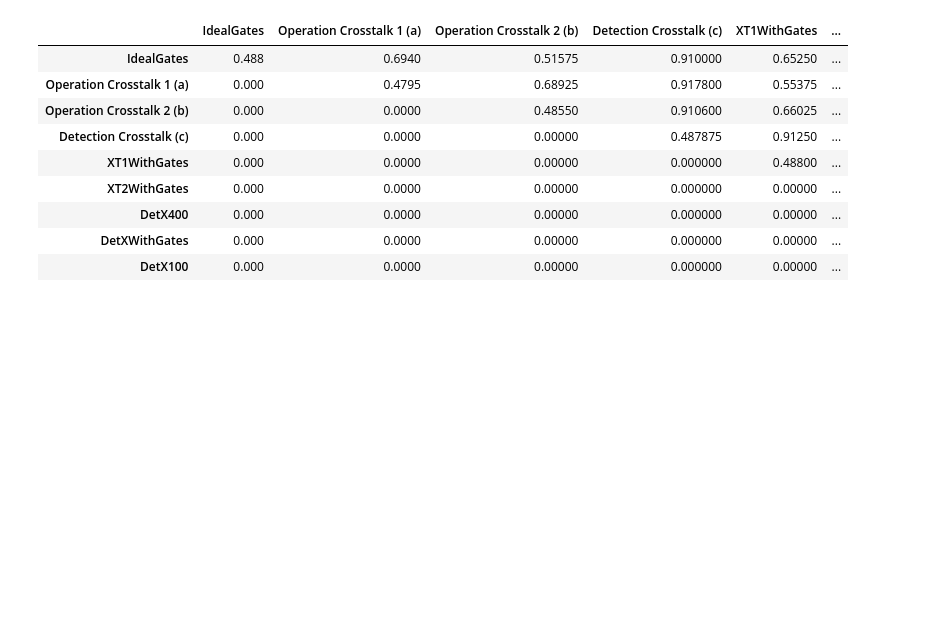
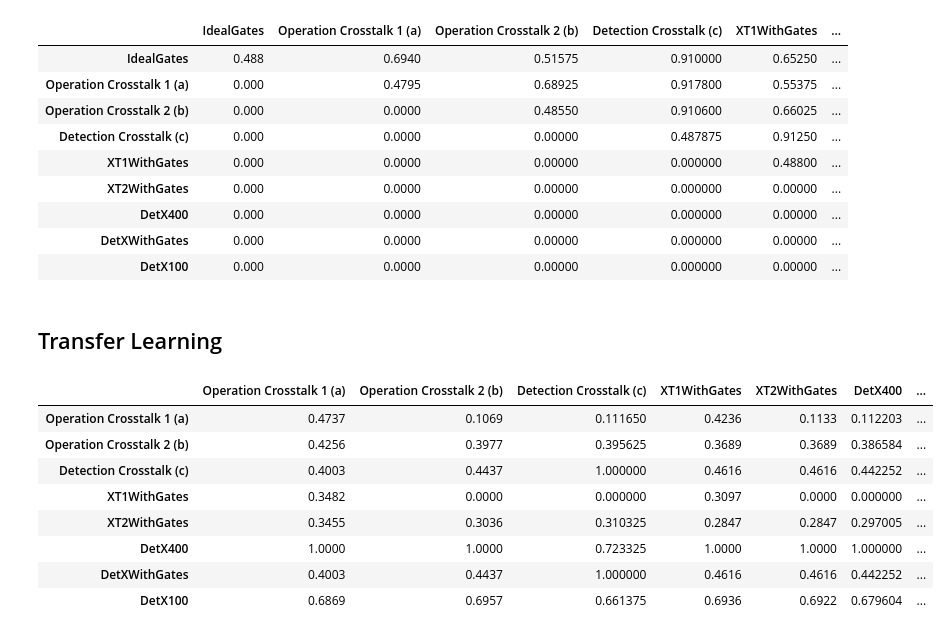
Before and after one commit to amitrege/notebooks, a Jupyter notebook: Quantum.ipynb, the cells around one changed output. Drawn from its saved outputs; the diff is of its cells as text; code cells hidden in the pictures; blank space fills up the shorter version.

```diff
--- a/Quantum.ipynb
+++ b/Quantum.ipynb
@@ -364,3 +364,60 @@ svm_expt_matrix = create_expt_matrix(datasets, data_list, svm_expt)
 | DetX400 | 0.000 | 0.0000 | 0.00000 | 0.000000 | 0.00000 | ... |
 | DetXWithGates | 0.000 | 0.0000 | 0.00000 | 0.000000 | 0.00000 | ... |
 | DetX100 | 0.000 | 0.0000 | 0.00000 | 0.000000 | 0.00000 | ... |
+# %% [markdown]
+## Transfer Learning
+# %%
+def transfer_svm_expt(freq_1, freq_2, freq_3):
+  # freq_1 gets label 1, freq_2 gets label 0
+  # freq_3 is assumed to have label 1 (this is the dataset we are transferrig to)
+  # No need for a test set since we are performing transfer learning
+  X_train, X_test, y_train, y_test = binary_comparison_data_pipeline(freq_1, freq_2, test_frac = 0.0)
+
+  clf = svm.SVC()
+  clf.fit(X_train, y_train)
+
+  X_transfer, y_transfer = create_dataset(freq_3, 1)
+
+  transfer_acc = (clf.predict(X_transfer) == y_transfer).mean()
+
+  return transfer_acc
+# %%
+# Apply binary expt to all possible combinations of data_list and pretty print
+
+# Rows - trained on
+# Columns - transferred to
+
+def create_transfer_expt_matrix(dataset_list, data_list, binary_expt):
+  num_datasets = len(data_list)
+
+  # get names of datasets
+  dataset_names = [d['dir_name'] for d in dataset_list]
+
+  expt_matrix = np.zeros((num_datasets - 1, num_datasets - 1))
+
+  for i in range(1, num_datasets):
+    for j in range(1, num_datasets):
+      expt_matrix[i-1][j-1] = binary_expt(data_list[i][1], data_list[0][1], data_list[j][1])
+
+  # pretty printing
+  df = pd.DataFrame(expt_matrix, index=dataset_names[1:], columns=dataset_names[1:])
+  display(df)
+
+  return expt_matrix
+# %%
+separate_bits = True
+norm = "row_norm"
+
+data_list = setup_datalist(datasets, dir_prefix, file_prefix, separate_bits, norm)
+# %%
+svm_expt_matrix = create_transfer_expt_matrix(datasets, data_list, transfer_svm_expt)
+# %% [output]
+|  | Operation Crosstalk 1 (a) | Operation Crosstalk 2 (b) | Detection Crosstalk (c) | XT1WithGates | XT2WithGates | DetX400 | ... |
+| Operation Crosstalk 1 (a) | 0.4737 | 0.1069 | 0.111650 | 0.4236 | 0.1133 | 0.112203 | ... |
+| Operation Crosstalk 2 (b) | 0.4256 | 0.3977 | 0.395625 | 0.3689 | 0.3689 | 0.386584 | ... |
+| Detection Crosstalk (c) | 0.4003 | 0.4437 | 1.000000 | 0.4616 | 0.4616 | 0.442252 | ... |
+| XT1WithGates | 0.3482 | 0.0000 | 0.000000 | 0.3097 | 0.0000 | 0.000000 | ... |
+| XT2WithGates | 0.3455 | 0.3036 | 0.310325 | 0.2847 | 0.2847 | 0.297005 | ... |
+| DetX400 | 1.0000 | 1.0000 | 0.723325 | 1.0000 | 1.0000 | 1.000000 | ... |
+| DetXWithGates | 0.4003 | 0.4437 | 1.000000 | 0.4616 | 0.4616 | 0.442252 | ... |
+| DetX100 | 0.6869 | 0.6957 | 0.661375 | 0.6936 | 0.6922 | 0.679604 | ... |
```
Also changed, not shown: parts of 6 cells of this notebook.
